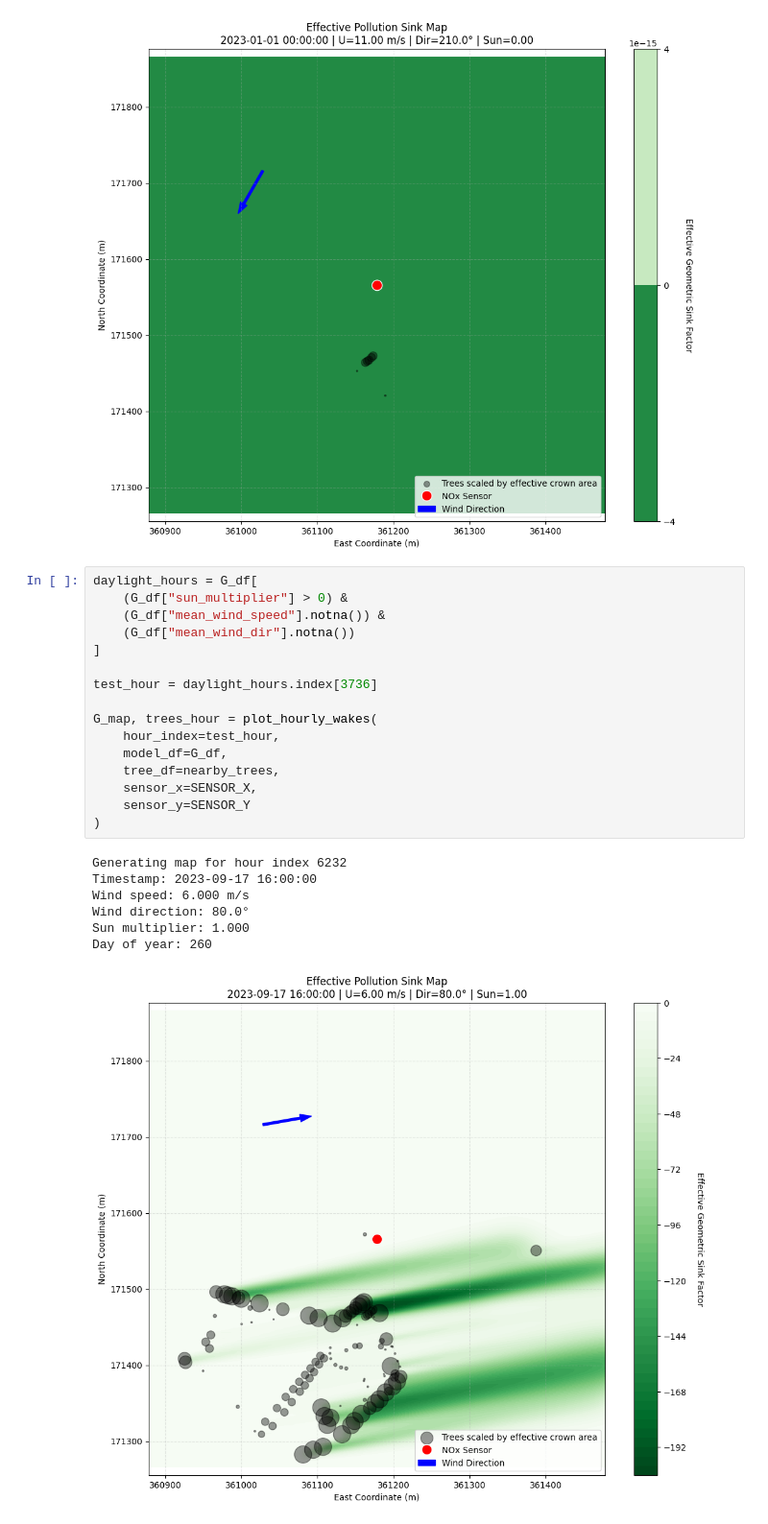
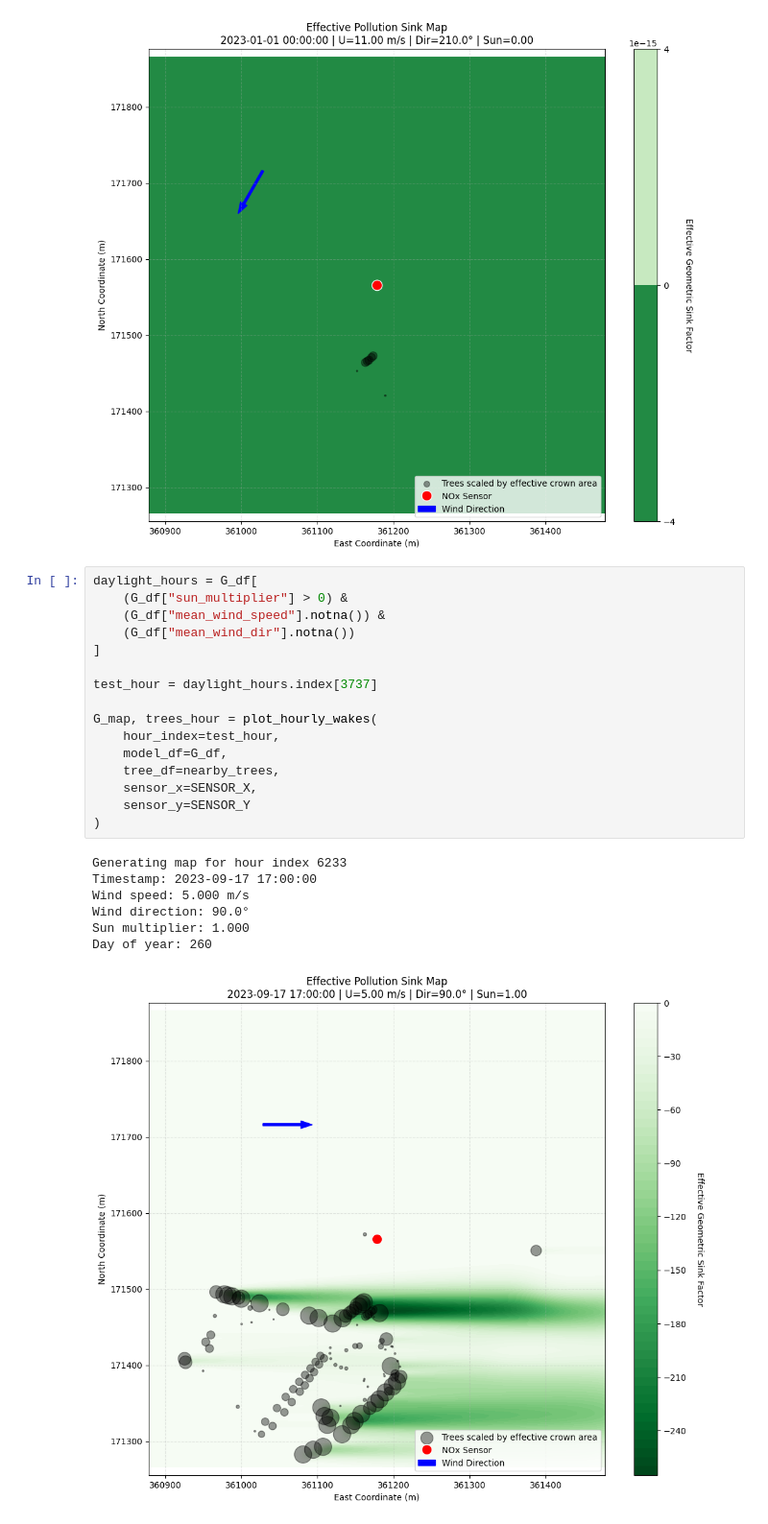
Before and after one commit to livbrannan/Quantify-Bristol-Trees-on-Traffic-NOx, a Jupyter notebook: Tree_Modelling/Andreea_exp_tailored_with_seasonality.ipynb, the cells around one changed output. Shown at 96% size. Drawn from its saved outputs; the diff is of its cells as text.

```diff
--- a/Tree_Modelling/Andreea_exp_tailored_with_seasonality.ipynb
+++ b/Tree_Modelling/Andreea_exp_tailored_with_seasonality.ipynb
@@ -871,24 +871,24 @@ Day of year: 1
 # %%
 daylight_hours = G_df[
     (G_df["sun_multiplier"] > 0) &
     (G_df["mean_wind_speed"].notna()) &
     (G_df["mean_wind_dir"].notna())
 ]
 
-test_hour = daylight_hours.index[3736]
+test_hour = daylight_hours.index[3737]
 
 G_map, trees_hour = plot_hourly_wakes(
     hour_index=test_hour,
     model_df=G_df,
     tree_df=nearby_trees,
     sensor_x=SENSOR_X,
     sensor_y=SENSOR_Y
 )
 # %% [output]
-Generating map for hour index 6232
-Timestamp: 2023-09-17 16:00:00
-Wind speed: 6.000 m/s
-Wind direction: 80.0°
+Generating map for hour index 6233
+Timestamp: 2023-09-17 17:00:00
+Wind speed: 5.000 m/s
+Wind direction: 90.0°
 Sun multiplier: 1.000
 Day of year: 260
-[figure, old version]
+[figure, new version]
```
